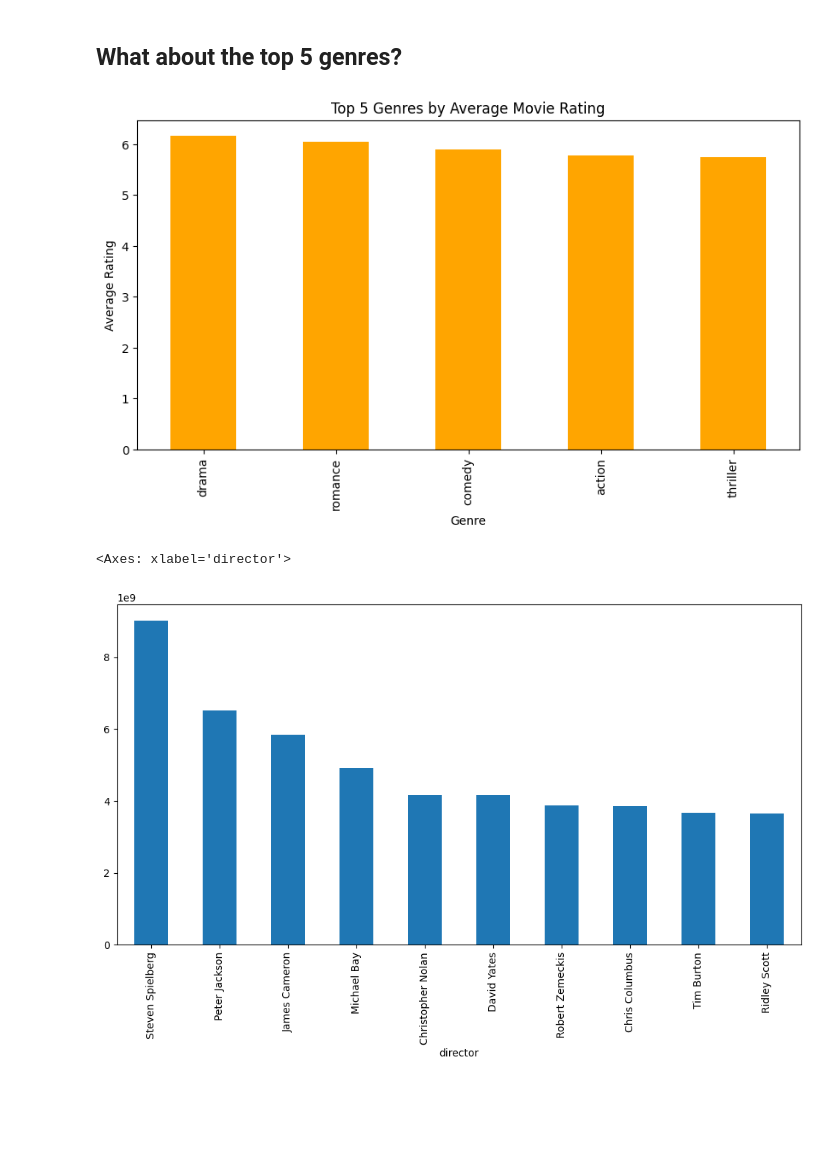
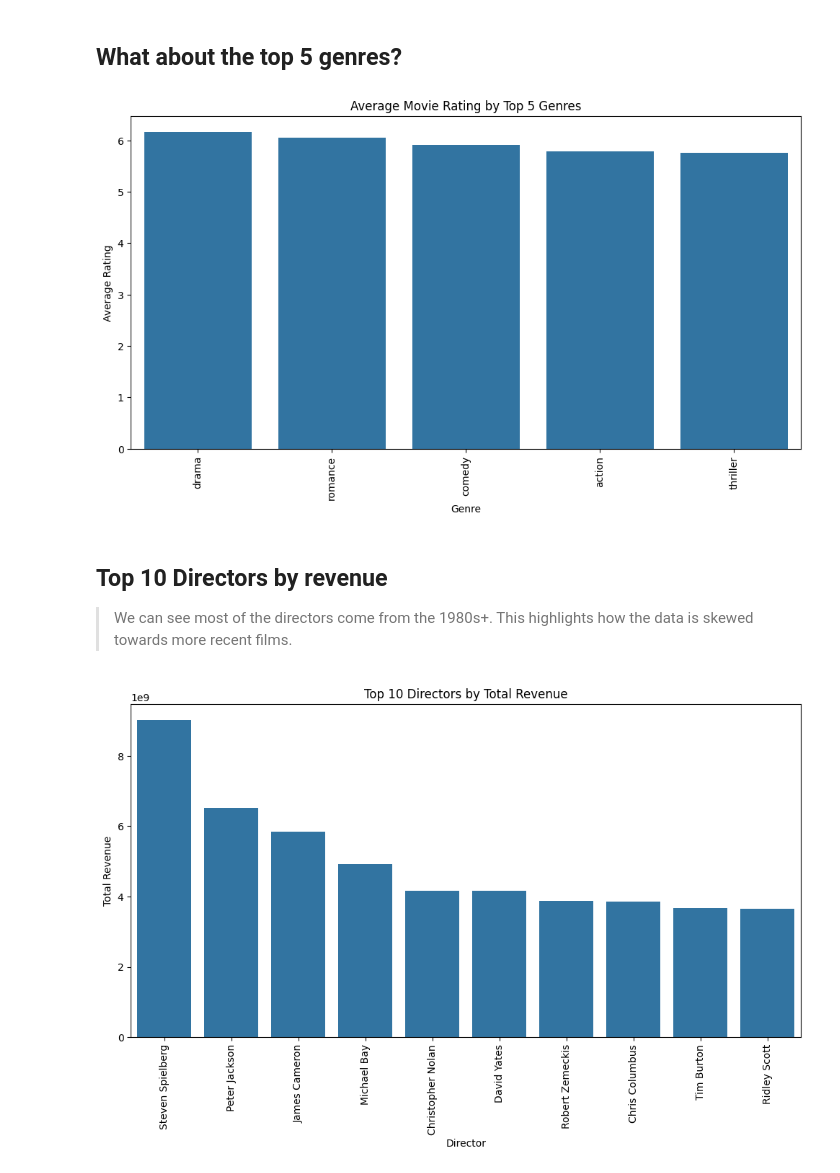
Before and after one commit to edfp19/udacity-pandas, a Jupyter notebook: Investigate_a_Dataset.ipynb, the cells around one changed output. Drawn from its saved outputs; the diff is of its cells as text; code cells hidden in the pictures; blank space fills up the shorter version.

```diff
--- a/Investigate_a_Dataset.ipynb
+++ b/Investigate_a_Dataset.ipynb
@@ -279,0 +278,13 @@ plt.show()
+# %%
+#GROUP BY genre and get the average rating
+df_genre_rating = df_long.groupby('genre')['vote_average'].mean().sort_values(ascending=False)
+
+# Define the bar_plot function
+def bar_plot(df, depvar, indepvar, title, xlabel, ylabel):
+    plt.figure(figsize=(12,6))
+    sns.barplot(x=indepvar, y=depvar, data=df, )
+    plt.title(title)
+    plt.xlabel(xlabel)
+    plt.ylabel(ylabel)
+    plt.xticks(rotation=90)
+    plt.show()
@@ -282,19 +297,19 @@ plt.show()
 # %%
 # let's analyze only the top 5 genres in this chart
 df_genre_rating_top5 = df_genre_rating[df_genre_rating.index.isin(main_genres)]
-df_genre_rating_top5.plot(kind='bar', color='orange', figsize=(10,5))
-plt.title('Top 5 Genres by Average Movie Rating')
-plt.xlabel('Genre')
-plt.ylabel('Average Rating')
-plt.show()
+
+bar_plot(df_genre_rating_top5.reset_index(), 'vote_average', 'genre', 'Average Movie Rating by Top 5 Genres', 'Genre', 'Average Rating')
 # %% [output]
-[figure, old version]
+[figure, new version]
+# %% [markdown]
+## Top 10 Directors by revenue
+
+> We can see most of the directors come from the 1980s+. This highlights how the data is skewed towards more recent films.
 # %%
 df_directors = df.groupby('director')['revenue'].sum().sort_values(ascending=False).head(10)
-df_directors.plot(kind='bar', figsize=(12,6))
+bar_plot(df_directors.reset_index(), 'revenue', 'director', 'Top 10 Directors by Total Revenue', 'Director', 'Total Revenue')
 # %% [output]
-<Axes: xlabel='director'>
-[figure, old version]
+[figure, new version]
 # %% [markdown]
 <a id='conclusions'></a>
 ## Conclusions
```
Also changed, not shown: parts of 10 cells of this notebook, 1 other file.
